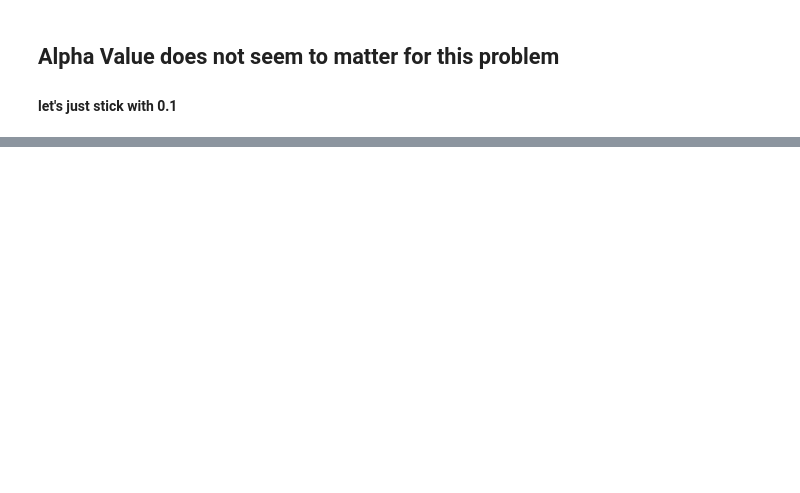
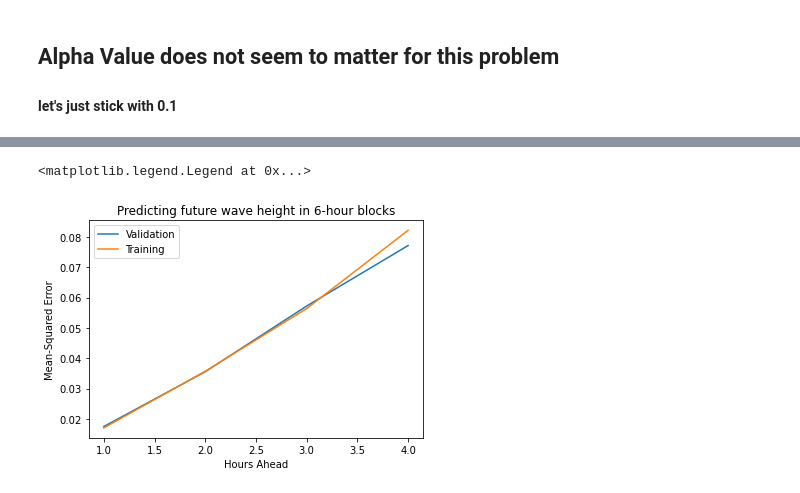
Before and after one commit to daltHub/machine_learning_project, a Jupyter notebook: time_series_regression.ipynb, the cells around one changed output, grey strips where cells are left out. Cells and saved outputs as stored; diff of their text form; code cells hidden in the pictures; blank space fills up the shorter version.

```diff
--- a/time_series_regression.ipynb
+++ b/time_series_regression.ipynb
@@ -288,14 +330,49 @@ mod12_6 = ml.train_ridge(input_features=X12_6_train, target_feature=Y12_6_train,
 X6_1_train, X6_1_test, Y6_1_train, Y6_1_test = train_test_split(X6_1, Y6_1, test_size=0.33, random_state=42)
 mod6_1 = ml.train_ridge(input_features=X6_1_train, target_feature=Y6_1_train, c_value= 0.1)
 
+preds6_1 = mod6_1.predict(X6_1_test)
+preds6_1_train = mod6_1.predict(X6_1_train)
+mse6_1 = mtr.calculate_mse(pred = preds6_1, true = Y6_1_test)
+mse6_1_train = mtr.calculate_mse(pred = preds6_1_train, true = Y6_1_train)
+
+
 X6_2_train, X6_2_test, Y6_2_train, Y6_2_test = train_test_split(X6_2, Y6_2, test_size=0.33, random_state=42)
 mod6_2 = ml.train_ridge(input_features=X6_2_train, target_feature=Y6_2_train, c_value= 0.1)
 
-X6_3_train, X6_3_test, Y6_3_train, Y6_4_test = train_test_split(X6_3, Y6_3, test_size=0.33, random_state=42)
+preds6_2 = mod6_2.predict(X6_2_test)
+preds6_2_train = mod6_2.predict(X6_2_train)
+mse6_2 = mtr.calculate_mse(pred = preds6_2, true = Y6_2_test)
+mse6_2_train = mtr.calculate_mse(pred = preds6_2_train, true = Y6_2_train)
+
+X6_3_train, X6_3_test, Y6_3_train, Y6_3_test = train_test_split(X6_3, Y6_3, test_size=0.33, random_state=42)
 mod6_3 = ml.train_ridge(input_features=X6_3_train, target_feature=Y6_3_train, c_value= 0.1)
+
+preds6_3 = mod6_3.predict(X6_3_test)
+preds6_3_train = mod6_3.predict(X6_3_train)
+mse6_3 = mtr.calculate_mse(pred = preds6_3, true = Y6_3_test)
+mse6_3_train = mtr.calculate_mse(pred = preds6_3_train, true = Y6_3_train)
 
 X6_4_train, X6_4_test, Y6_4_train, Y6_4_test = train_test_split(X6_4, Y6_4, test_size=0.33, random_state=42)
 mod6_4 = ml.train_ridge(input_features=X6_4_train, target_feature=Y6_4_train, c_value= 0.1)
+
+preds6_4 = mod6_4.predict(X6_4_test)
+preds6_4_train = mod6_4.predict(X6_4_train)
+mse6_4 = mtr.calculate_mse(pred = preds6_4, true = Y6_4_test)
+mse6_4_train = mtr.calculate_mse(pred = preds6_4_train, true = Y6_4_train)
+# %%
+hrs_ahead = [1,2,3,4]
+val_mse = [mse6_1, mse6_2, mse6_3, mse6_4]
+training_mse = [mse6_1_train, mse6_2_train, mse6_3_train, mse6_4_train]
+plt.figure('6hr mse')
+plt.plot(hrs_ahead, val_mse, label='Validation')
+plt.plot(hrs_ahead, training_mse, label='Training')
+plt.xlabel('Hours Ahead')
+plt.ylabel('Mean-Squared Error')
+plt.title('Predicting future wave height in 6-hour blocks')
+plt.legend()
+# %% [output]
+<matplotlib.legend.Legend at 0x...>
+[figure, added]
 # %%
 # Ugly messy
 X3_1_train, X3_1_test, Y3_1_train, Y3_1_test = train_test_split(X3_1, Y3_1, test_size=0.33, random_state=42)
```
Also changed, not shown: parts of 8 cells of this notebook.
